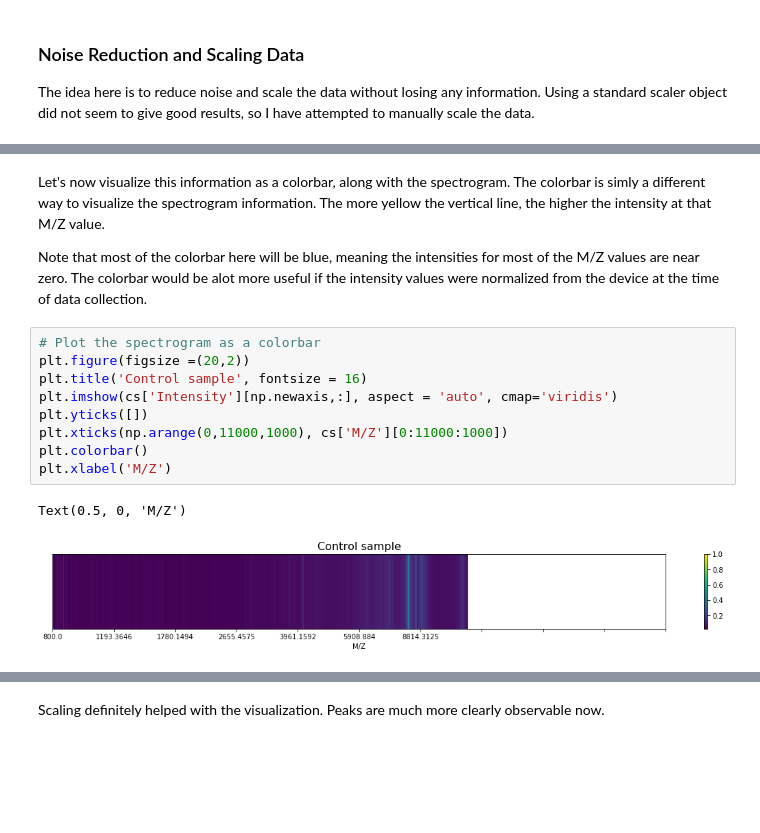
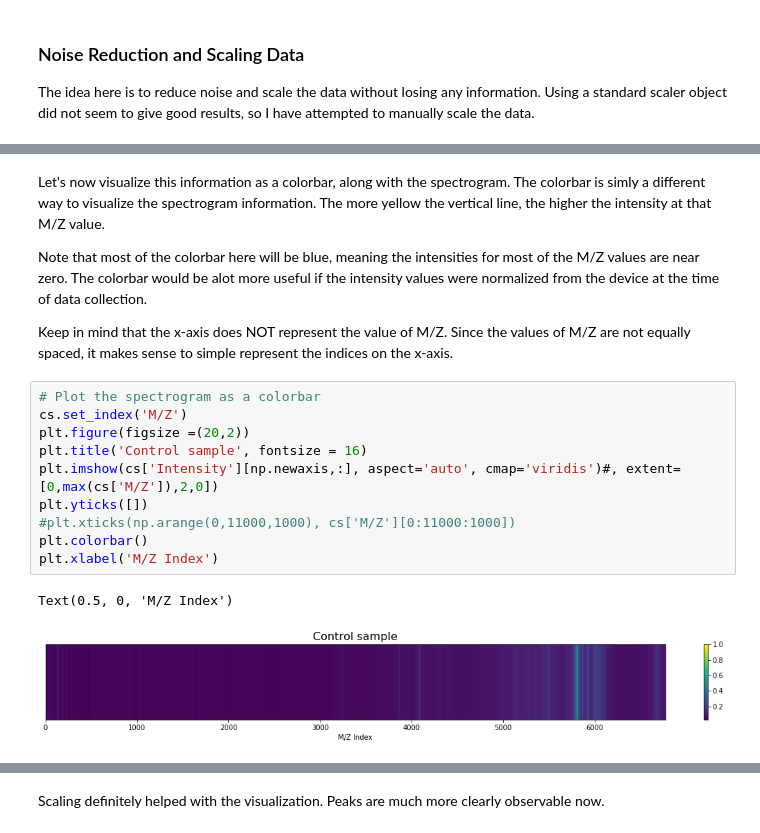
Before and after one commit to s-mushnoori/diagnosing-pancreatic-cancer, a Jupyter notebook: diagnosing-pancreatic-cancer.ipynb, the cells around one changed output, grey strips where cells are left out. Saved outputs shown, nothing was run; the diff lists cells and outputs as text; blank space fills up the shorter version.

```diff
--- a/diagnosing-pancreatic-cancer.ipynb
+++ b/diagnosing-pancreatic-cancer.ipynb
@@ -154,15 +157,18 @@ cs.describe()
 Let's now visualize this information as a colorbar, along with the spectrogram. The colorbar is simly a different way to visualize the spectrogram information. The more yellow the vertical line, the higher the intensity at that M/Z value.
 
 Note that most of the colorbar here will be blue, meaning the intensities for most of the M/Z values are near zero. The colorbar would be alot more useful if the intensity values were normalized from the device at the time of data collection.
+
+Keep in mind that the x-axis does NOT represent the value of M/Z. Since the values of M/Z are not equally spaced, it makes sense to simple represent the indices on the x-axis.
 # %%
 # Plot the spectrogram as a colorbar
+cs.set_index('M/Z')
 plt.figure(figsize =(20,2))
 plt.title('Control sample', fontsize = 16)
-plt.imshow(cs['Intensity'][np.newaxis,:], aspect = 'auto', cmap='viridis')
+plt.imshow(cs['Intensity'][np.newaxis,:], aspect='auto', cmap='viridis')#, extent=[0,max(cs['M/Z']),2,0])
 plt.yticks([])
-plt.xticks(np.arange(0,11000,1000), cs['M/Z'][0:11000:1000])
+#plt.xticks(np.arange(0,11000,1000), cs['M/Z'][0:11000:1000])
 plt.colorbar()
-plt.xlabel('M/Z')
+plt.xlabel('M/Z Index')
 # %% [output]
-Text(0.5, 0, 'M/Z')
+Text(0.5, 0, 'M/Z Index')
-[figure, old version]
+[figure, new version]
```
Also changed, not shown: parts of 23 cells of this notebook, 1 other file.
